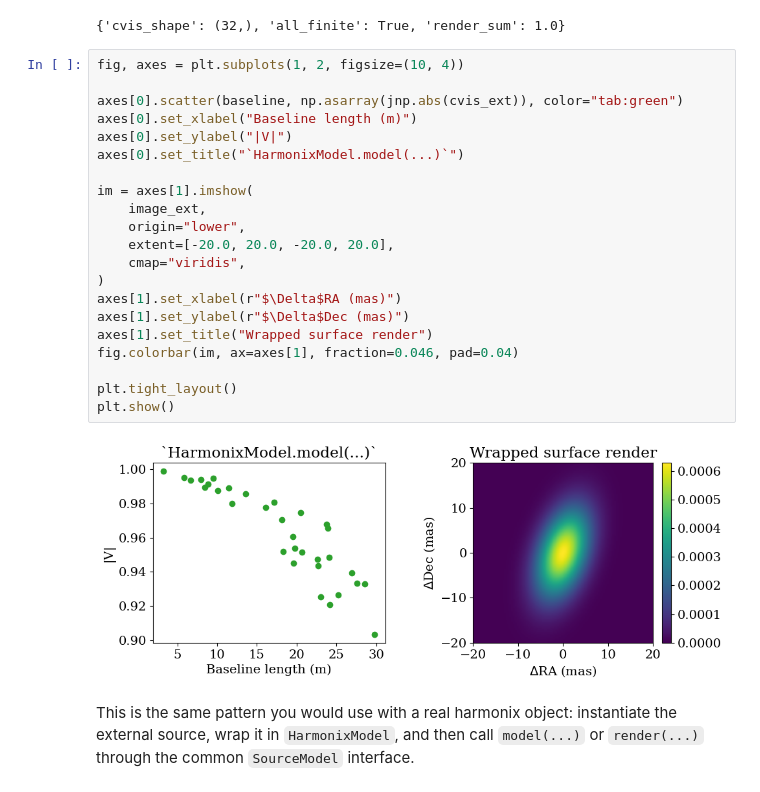
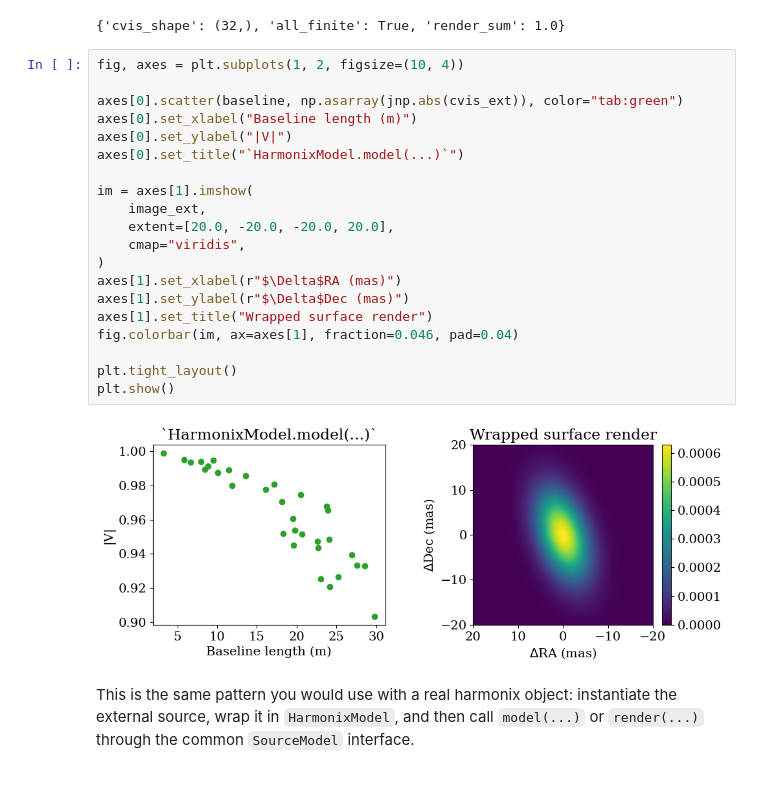
Before and after one commit to benjaminpope/drpangloss, a Jupyter notebook: notebooks/source_models.ipynb, the cells around one changed output. Saved outputs shown, nothing was run; the diff lists cells and outputs as text.

```diff
--- a/notebooks/source_models.ipynb
+++ b/notebooks/source_models.ipynb
@@ -182,26 +181,25 @@ image_ext = np.asarray(wrapped.render(npix=128, fov_mas=40.0))
 # %%
 fig, axes = plt.subplots(1, 2, figsize=(10, 4))
 
 axes[0].scatter(baseline, np.asarray(jnp.abs(cvis_ext)), color="tab:green")
 axes[0].set_xlabel("Baseline length (m)")
 axes[0].set_ylabel("|V|")
 axes[0].set_title("`HarmonixModel.model(...)`")
 
 im = axes[1].imshow(
     image_ext,
-    origin="lower",
-    extent=[-20.0, 20.0, -20.0, 20.0],
+    extent=[20.0, -20.0, -20.0, 20.0],
     cmap="viridis",
 )
 axes[1].set_xlabel(r"$\Delta$RA (mas)")
 axes[1].set_ylabel(r"$\Delta$Dec (mas)")
 axes[1].set_title("Wrapped surface render")
 fig.colorbar(im, ax=axes[1], fraction=0.046, pad=0.04)
 
 plt.tight_layout()
 plt.show()
 # %% [output]
-[figure, old version]
+[figure, new version]
 # %% [markdown]
 This is the same pattern you would use with a real harmonix object: instantiate the external source, wrap it in `HarmonixModel`, and then call `model(...)` or `render(...)` through the common `SourceModel` interface.
 # %% [markdown]
```
Also changed, not shown: parts of 3 cells of this notebook, 5 other files.
